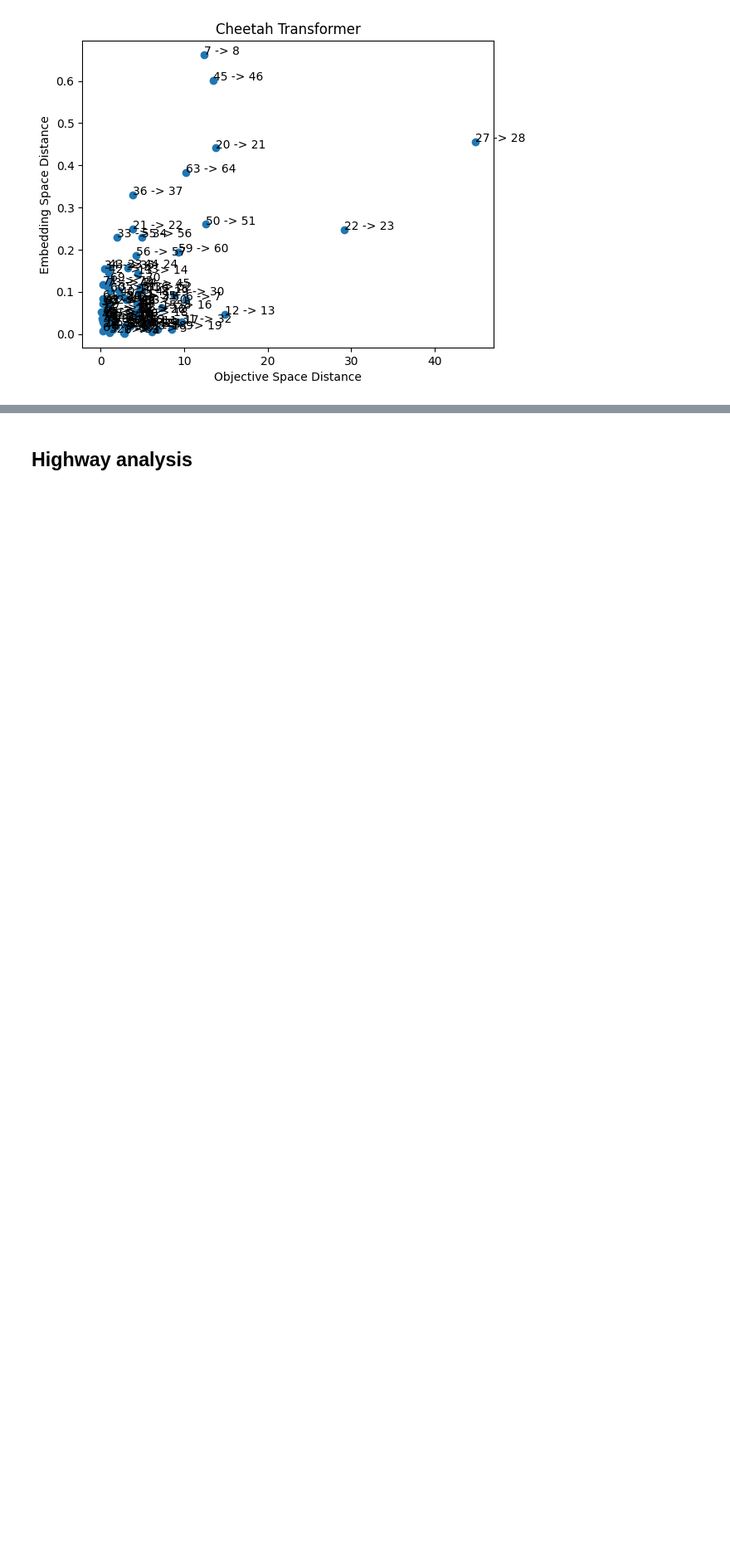
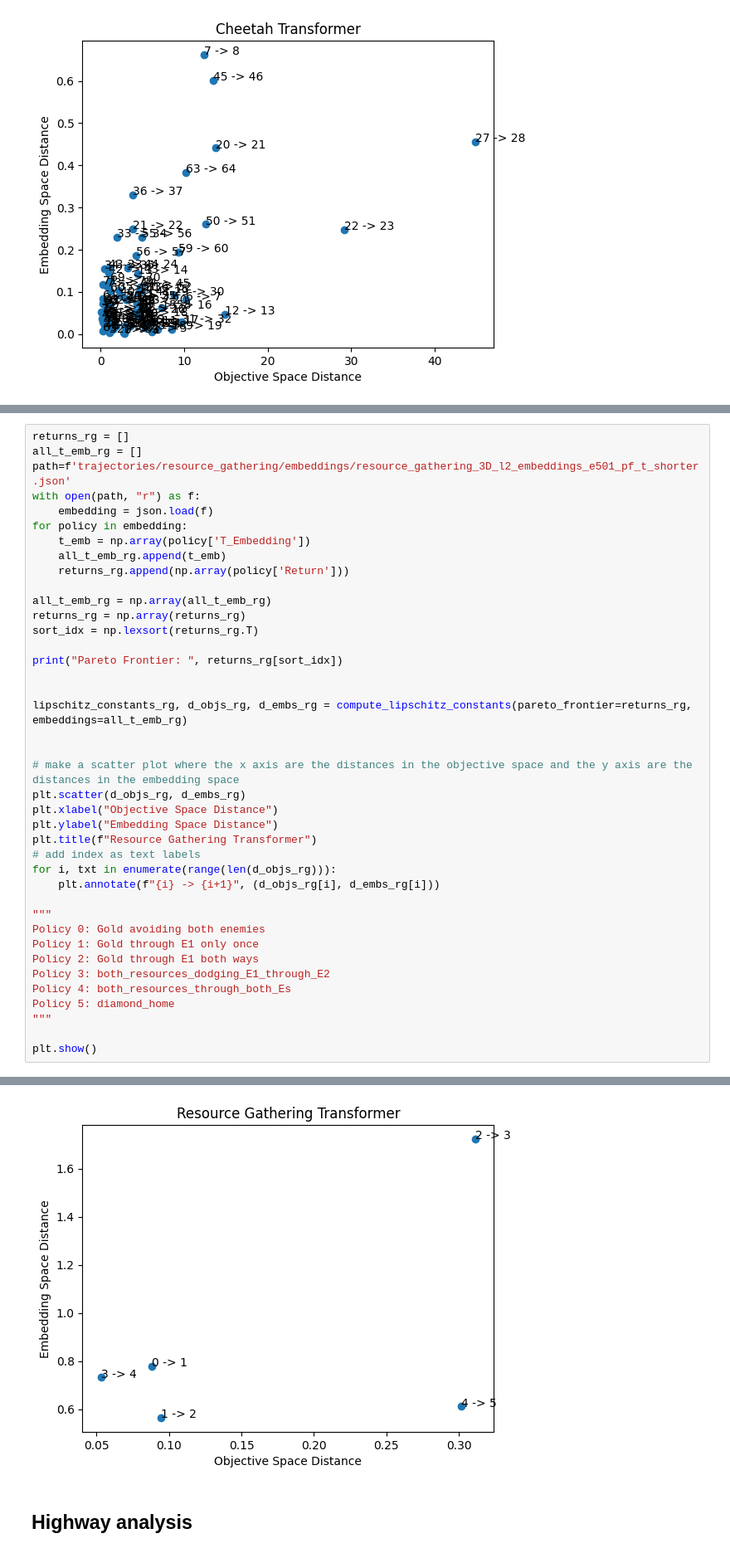
Before and after one commit to ffelten/Behavior-vs-Objective-Space, a Jupyter notebook: analysis_cheetah.ipynb, the cells around one changed output, grey strips where cells are left out. Shown at 83% size. Saved outputs shown, nothing was run; the diff lists cells and outputs as text; blank space fills up the shorter version.

```diff
--- a/analysis_cheetah.ipynb
+++ b/analysis_cheetah.ipynb
@@ -401,0 +404,41 @@ plt.show()
+# %%
+returns_rg = []
+all_t_emb_rg = []
+path=f'trajectories/resource_gathering/embeddings/resource_gathering_3D_l2_embeddings_e501_pf_t_shorter.json'
+with open(path, "r") as f:
+    embedding = json.load(f)
+for policy in embedding:
+    t_emb = np.array(policy['T_Embedding'])
+    all_t_emb_rg.append(t_emb)
+    returns_rg.append(np.array(policy['Return']))
+
+all_t_emb_rg = np.array(all_t_emb_rg)
+returns_rg = np.array(returns_rg)
+sort_idx = np.lexsort(returns_rg.T)
+
+print("Pareto Frontier: ", returns_rg[sort_idx])
+
+
+lipschitz_constants_rg, d_objs_rg, d_embs_rg = compute_lipschitz_constants(pareto_frontier=returns_rg, embeddings=all_t_emb_rg)
+
+
+# make a scatter plot where the x axis are the distances in the objective space and the y axis are the distances in the embedding space
+plt.scatter(d_objs_rg, d_embs_rg)
+plt.xlabel("Objective Space Distance")
+plt.ylabel("Embedding Space Distance")
+plt.title(f"Resource Gathering Transformer")
+# add index as text labels
+for i, txt in enumerate(range(len(d_objs_rg))):
+    plt.annotate(f"{i} -> {i+1}", (d_objs_rg[i], d_embs_rg[i]))
+
+"""
+Policy 0: Gold avoiding both enemies
+Policy 1: Gold through E1 only once
+Policy 2: Gold through E1 both ways
+Policy 3: both_resources_dodging_E1_through_E2
+Policy 4: both_resources_through_both_Es
+Policy 5: diamond_home
+"""
+
+plt.show()
+# %% [output]
@@ -402,3 +462,4 @@ plt.show()
+[figure, added]
 # %% [markdown]
 ## Highway analysis
 # %%
```
Also changed, not shown: parts of 3 cells of this notebook, 7 other files.
